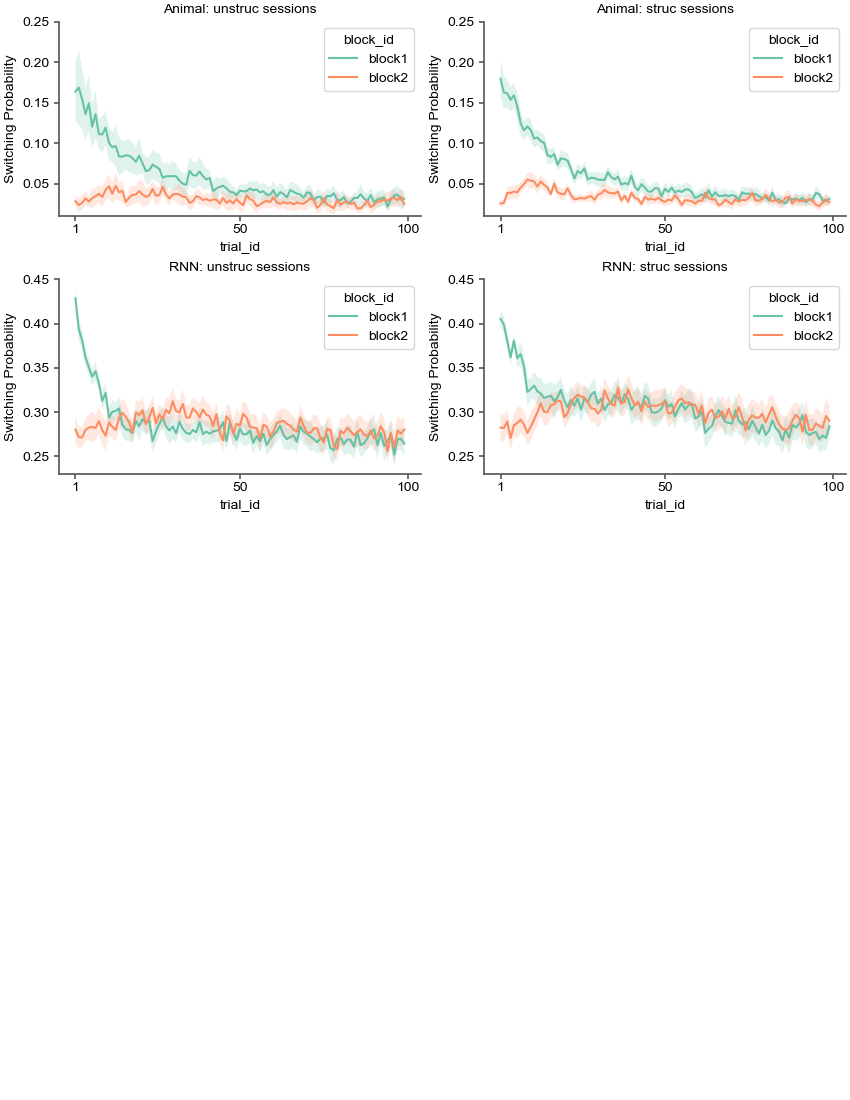
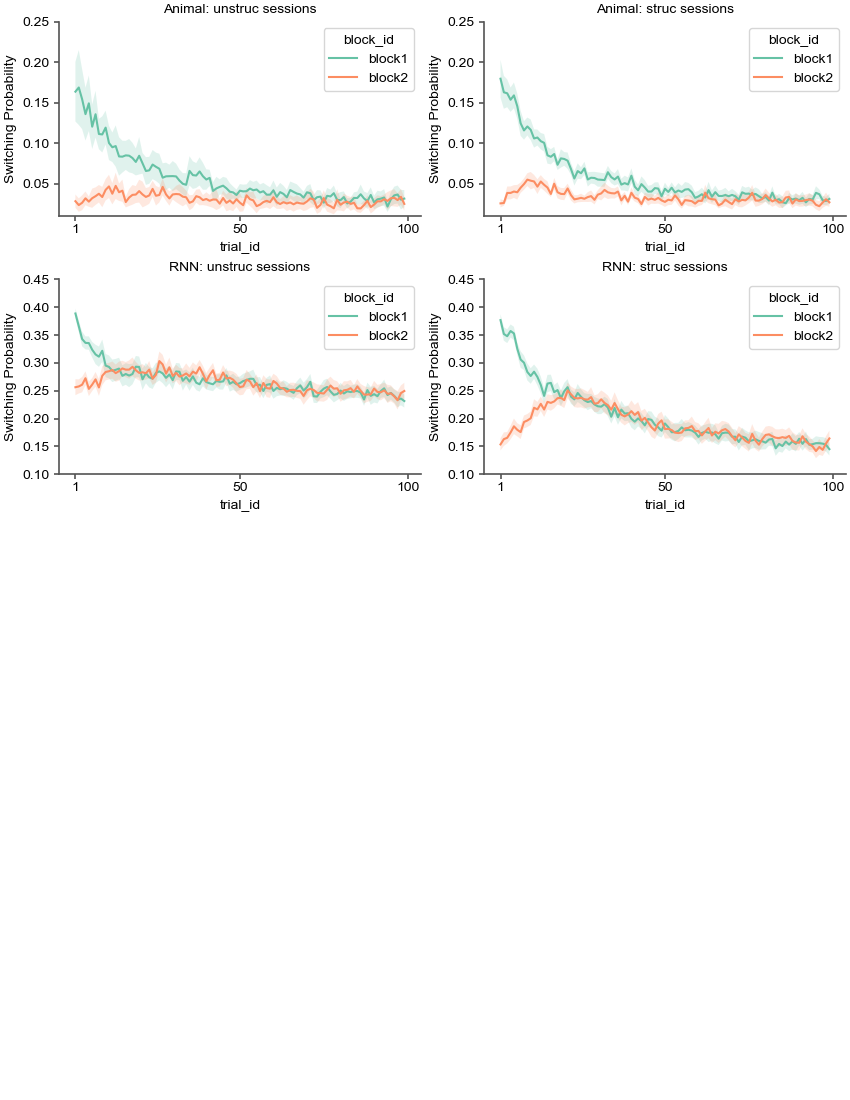
The change to this notebook cell's code, shown as a diff; its figure went from the first image to the second:
--- before
+++ after
@@ -39,3 +39,3 @@
             ax.set_ylim(0.01, 0.25)
         else:
-            ax.set_ylim(0.23, 0.45)
+            ax.set_ylim(0.1, 0.45)

Commit: various edtis